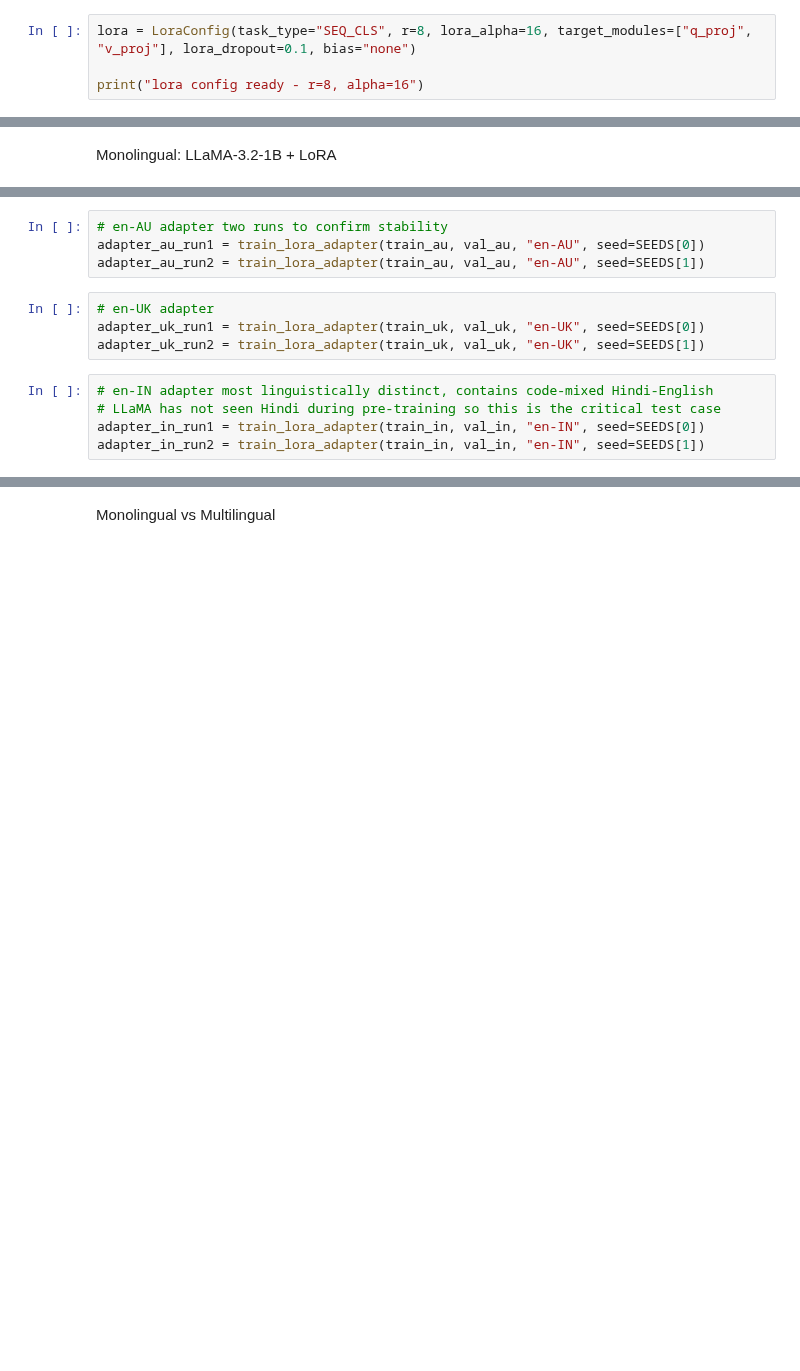
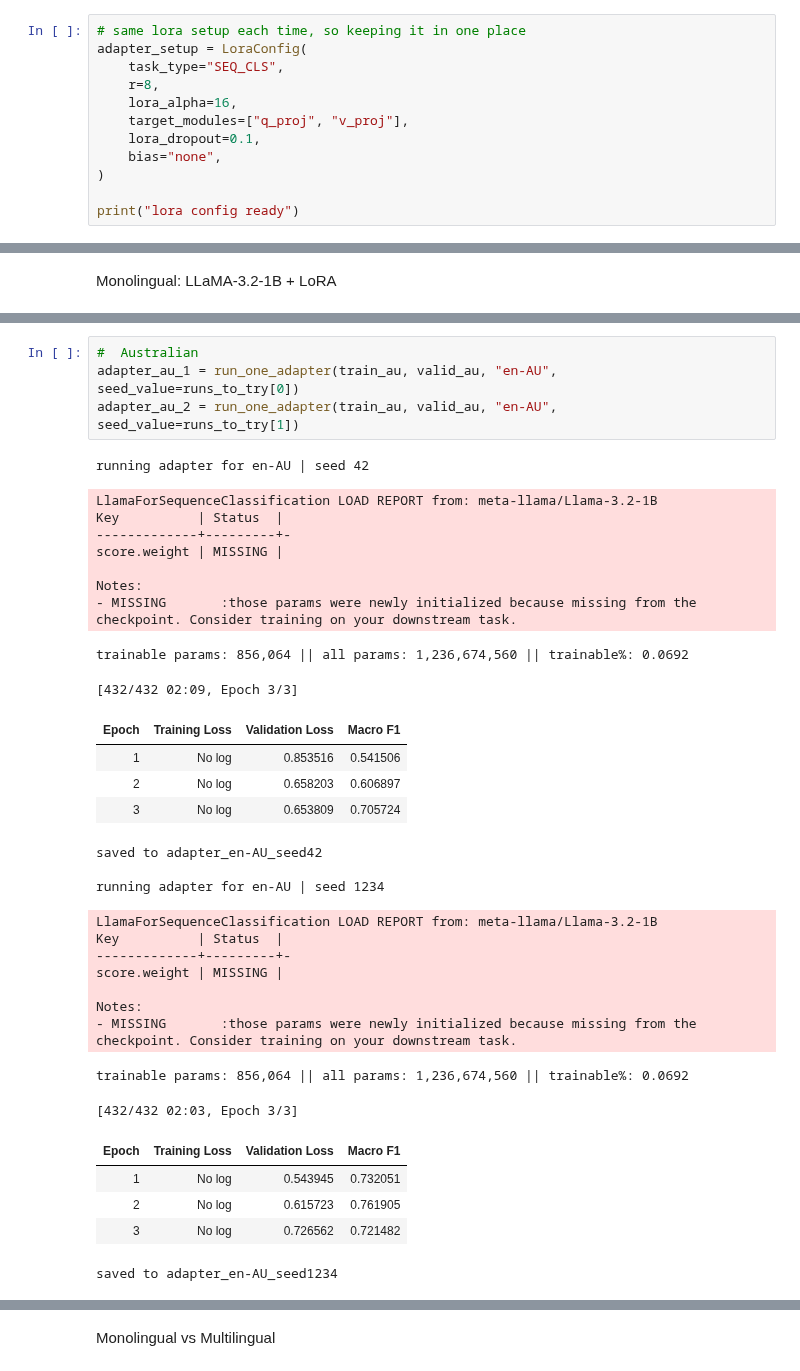
Before and after one commit to raaghavkk/UG04-NLP-COMM061, a Jupyter notebook: notebooks/akshyat_finetuning.ipynb, the cells around one changed output, grey strips where cells are left out. Saved outputs shown, nothing was run; the diff lists cells and outputs as text; blank space fills up the shorter version.

```diff
--- a/notebooks/akshyat_finetuning.ipynb
+++ b/notebooks/akshyat_finetuning.ipynb
@@ -120,4 +151,12 @@ print("Helper functions ready to go")
 # %%
-lora = LoraConfig(task_type="SEQ_CLS", r=8, lora_alpha=16, target_modules=["q_proj", "v_proj"], lora_dropout=0.1, bias="none")
+# same lora setup each time, so keeping it in one place
+adapter_setup = LoraConfig(
+    task_type="SEQ_CLS",
+    r=8,
+    lora_alpha=16,
+    target_modules=["q_proj", "v_proj"],
+    lora_dropout=0.1,
+    bias="none",
+)
 
-print("lora config ready - r=8, alpha=16")
+print("lora config ready")
@@ -191,13 +231,36 @@ print("training function ready")
-# %%
-# en-AU adapter two runs to confirm stability
-adapter_au_run1 = train_lora_adapter(train_au, val_au, "en-AU", seed=SEEDS[0])
-adapter_au_run2 = train_lora_adapter(train_au, val_au, "en-AU", seed=SEEDS[1])
-# %%
-# en-UK adapter
-adapter_uk_run1 = train_lora_adapter(train_uk, val_uk, "en-UK", seed=SEEDS[0])
-adapter_uk_run2 = train_lora_adapter(train_uk, val_uk, "en-UK", seed=SEEDS[1])
-# %%
-# en-IN adapter most linguistically distinct, contains code-mixed Hindi-English
-# LLaMA has not seen Hindi during pre-training so this is the critical test case
-adapter_in_run1 = train_lora_adapter(train_in, val_in, "en-IN", seed=SEEDS[0])
-adapter_in_run2 = train_lora_adapter(train_in, val_in, "en-IN", seed=SEEDS[1])
+# %%
+#  Australian
+adapter_au_1 = run_one_adapter(train_au, valid_au, "en-AU", seed_value=runs_to_try[0])
+adapter_au_2 = run_one_adapter(train_au, valid_au, "en-AU", seed_value=runs_to_try[1])
+# %% [output]
+running adapter for en-AU | seed 42
+LlamaForSequenceClassification LOAD REPORT from: meta-llama/Llama-3.2-1B
+Key          | Status  |
+-------------+---------+-
+score.weight | MISSING |
+
+Notes:
+- MISSING       :those params were newly initialized because missing from the checkpoint. Consider training on your downstream task.
+trainable params: 856,064 || all params: 1,236,674,560 || trainable%: 0.0692
+[432/432 02:09, Epoch 3/3]
+| Epoch | Training Loss | Validation Loss | Macro F1 |
+| 1 | No log | 0.853516 | 0.541506 |
+| 2 | No log | 0.658203 | 0.606897 |
+| 3 | No log | 0.653809 | 0.705724 |
+saved to adapter_en-AU_seed42
+
+running adapter for en-AU | seed 1234
+LlamaForSequenceClassification LOAD REPORT from: meta-llama/Llama-3.2-1B
+Key          | Status  |
+-------------+---------+-
+score.weight | MISSING |
+
+Notes:
+- MISSING       :those params were newly initialized because missing from the checkpoint. Consider training on your downstream task.
+trainable params: 856,064 || all params: 1,236,674,560 || trainable%: 0.0692
+[432/432 02:03, Epoch 3/3]
+| Epoch | Training Loss | Validation Loss | Macro F1 |
+| 1 | No log | 0.543945 | 0.732051 |
+| 2 | No log | 0.615723 | 0.761905 |
+| 3 | No log | 0.726562 | 0.721482 |
+saved to adapter_en-AU_seed1234
```
Also changed, not shown: parts of 30 cells of this notebook.
